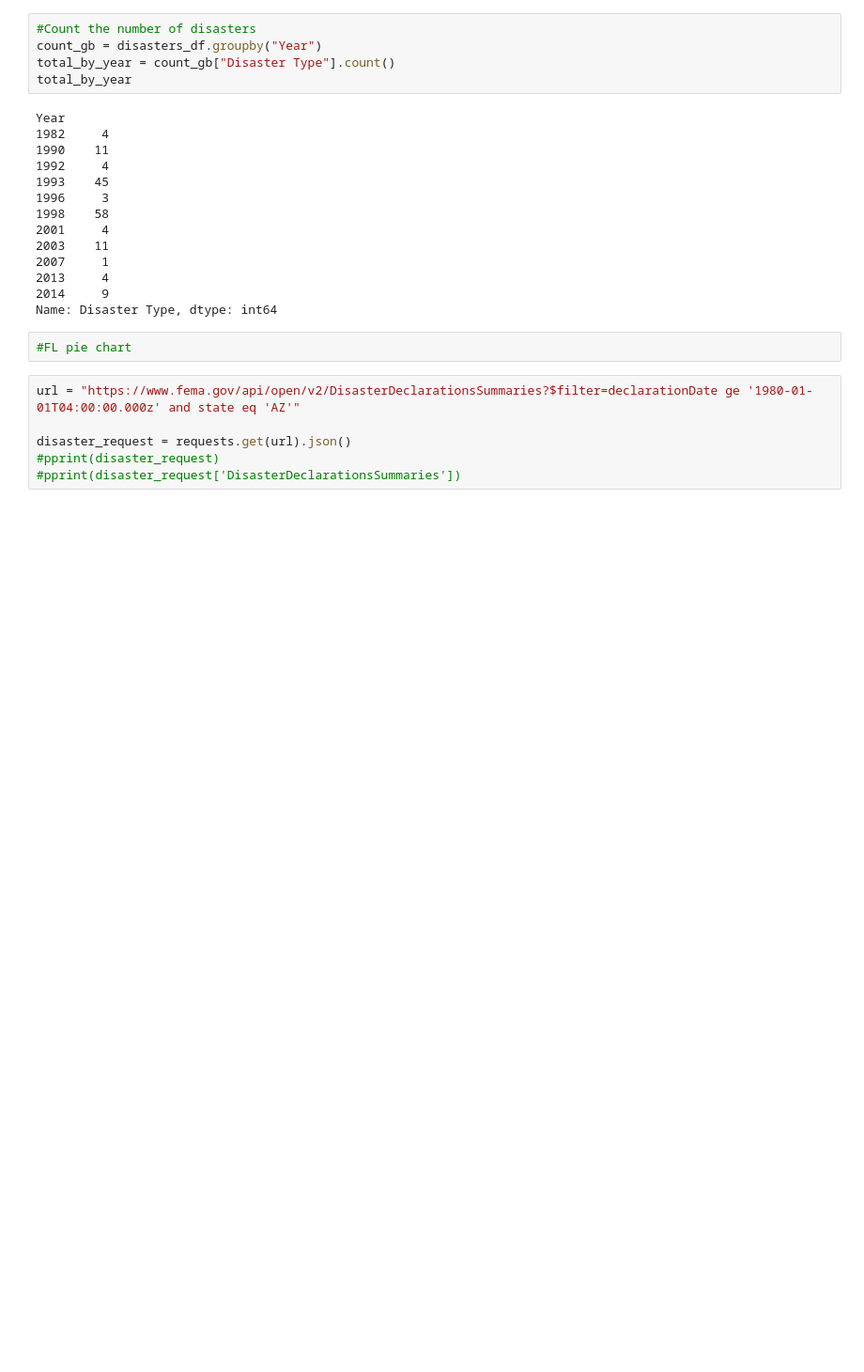
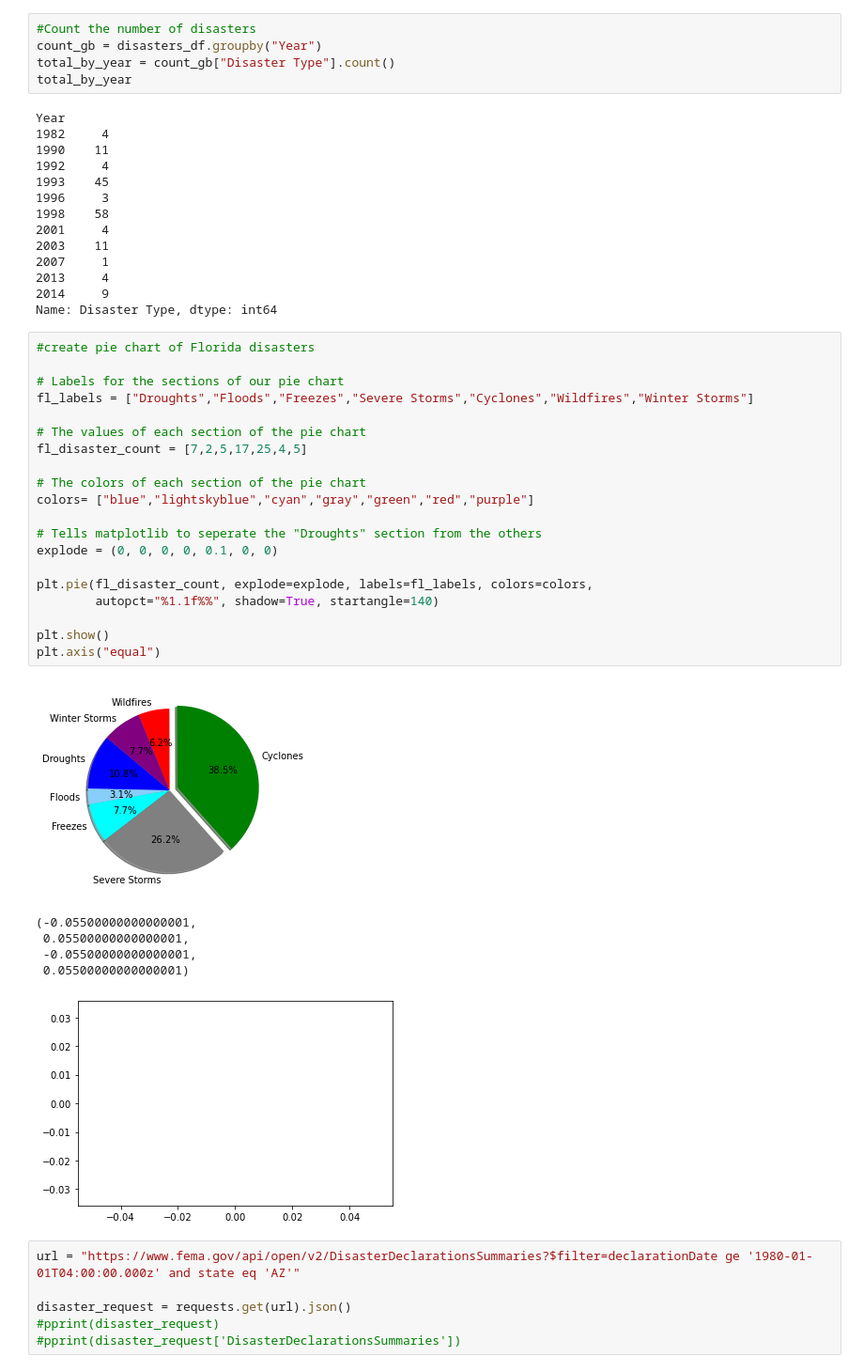
Before and after one commit to erinmann12/climate-project, a Jupyter notebook: MainProject.ipynb, the cells around one changed output. Shown at 94% size. Saved outputs shown, nothing was run; the diff lists cells and outputs as text; blank space fills up the shorter version.

```diff
--- a/MainProject.ipynb
+++ b/MainProject.ipynb
@@ -601,8 +603,33 @@ Year
 2013     4
 2014     9
 Name: Disaster Type, dtype: int64
-# %%
-#FL pie chart
+# %%
+#create pie chart of Florida disasters
+
+# Labels for the sections of our pie chart
+fl_labels = ["Droughts","Floods","Freezes","Severe Storms","Cyclones","Wildfires","Winter Storms"]
+
+# The values of each section of the pie chart
+fl_disaster_count = [7,2,5,17,25,4,5]
+
+# The colors of each section of the pie chart
+colors= ["blue","lightskyblue","cyan","gray","green","red","purple"]
+
+# Tells matplotlib to seperate the "Droughts" section from the others
+explode = (0, 0, 0, 0, 0.1, 0, 0)
+
+plt.pie(fl_disaster_count, explode=explode, labels=fl_labels, colors=colors,
+        autopct="%1.1f%%", shadow=True, startangle=140)
+
+plt.show()
+plt.axis("equal")
+# %% [output]
+[figure, added]
+(-0.05500000000000001,
+ 0.05500000000000001,
+ -0.05500000000000001,
+ 0.05500000000000001)
+[figure, added]
 # %%
 url = "https://www.fema.gov/api/open/v2/DisasterDeclarationsSummaries?$filter=declarationDate ge '1980-01-01T04:00:00.000z' and state eq 'AZ'"
 
```
Also changed, not shown: parts of 3 cells of this notebook.
